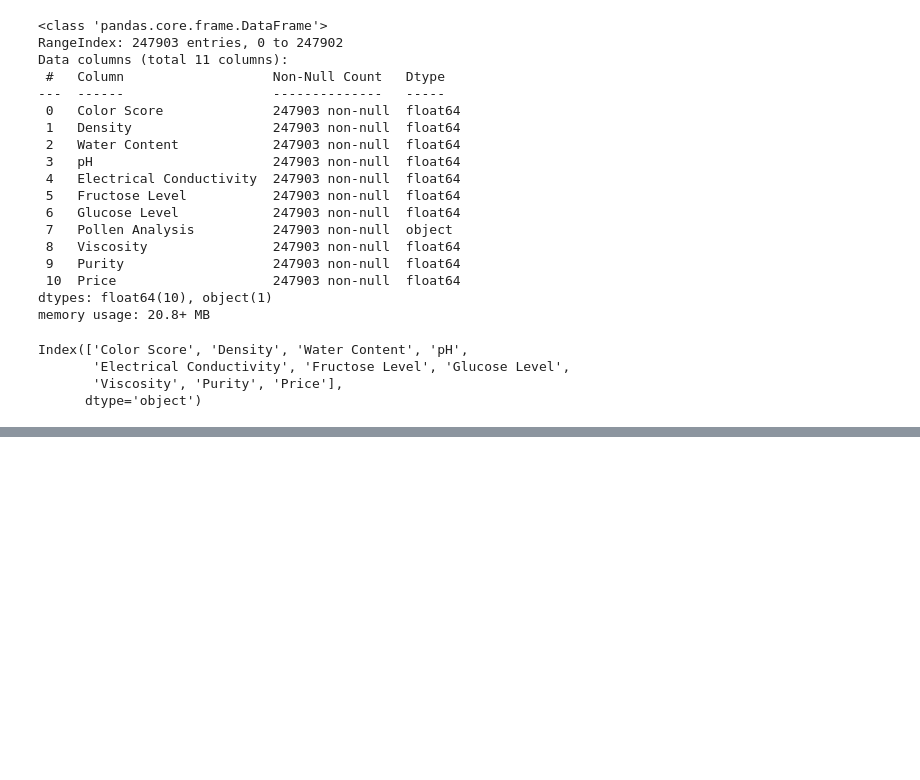
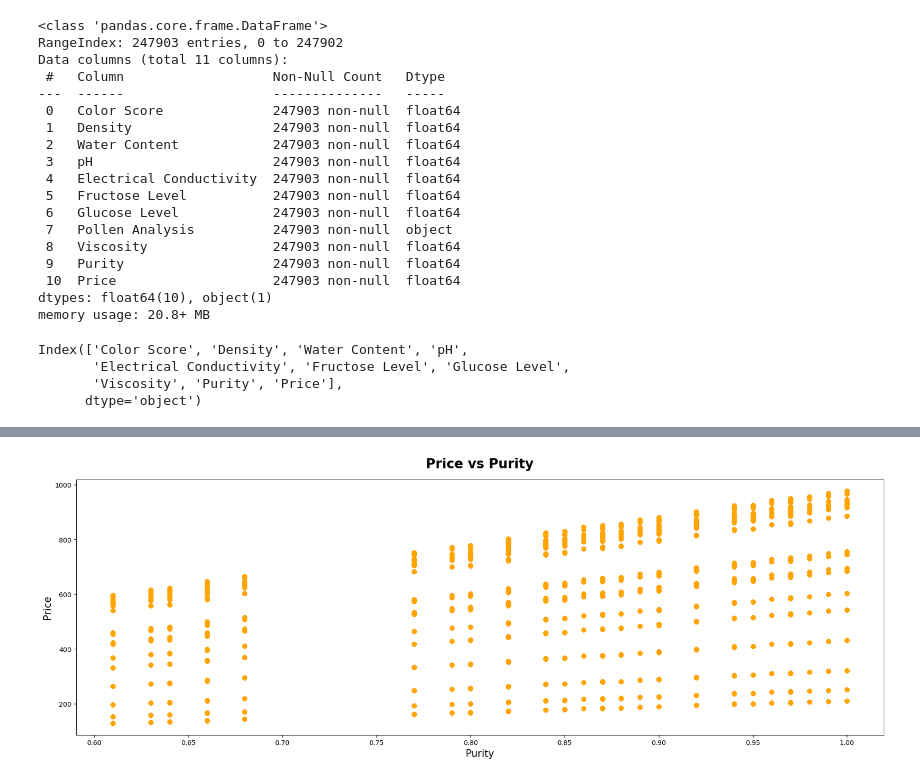
Before and after one commit to itsVarun20/Honey-purity-and-price-prediction, a Jupyter notebook: Predict purity and price of Honey.ipynb, the cells around one changed output, grey strips where cells are left out. Cells and saved outputs as stored; diff of their text form; code cells hidden in the pictures; blank space fills up the shorter version.

```diff
--- a/Predict purity and price of Honey.ipynb
+++ b/Predict purity and price of Honey.ipynb
@@ -103,0 +156,12 @@ plt.show()
+# %%
+#Scatter plot
+
+plt.figure(figsize=(22, 7))
+
+plt.scatter(x = df['Purity'], y = df['Price'], color='orange')
+plt.title('Price vs Purity', size=20, weight='bold', y=1.03)
+plt.xlabel('Purity', fontsize=15)
+plt.ylabel('Price', fontsize=15)
+plt.show()
+# %% [output]
+[figure, added]
```
Also changed, not shown: parts of 17 cells of this notebook.
